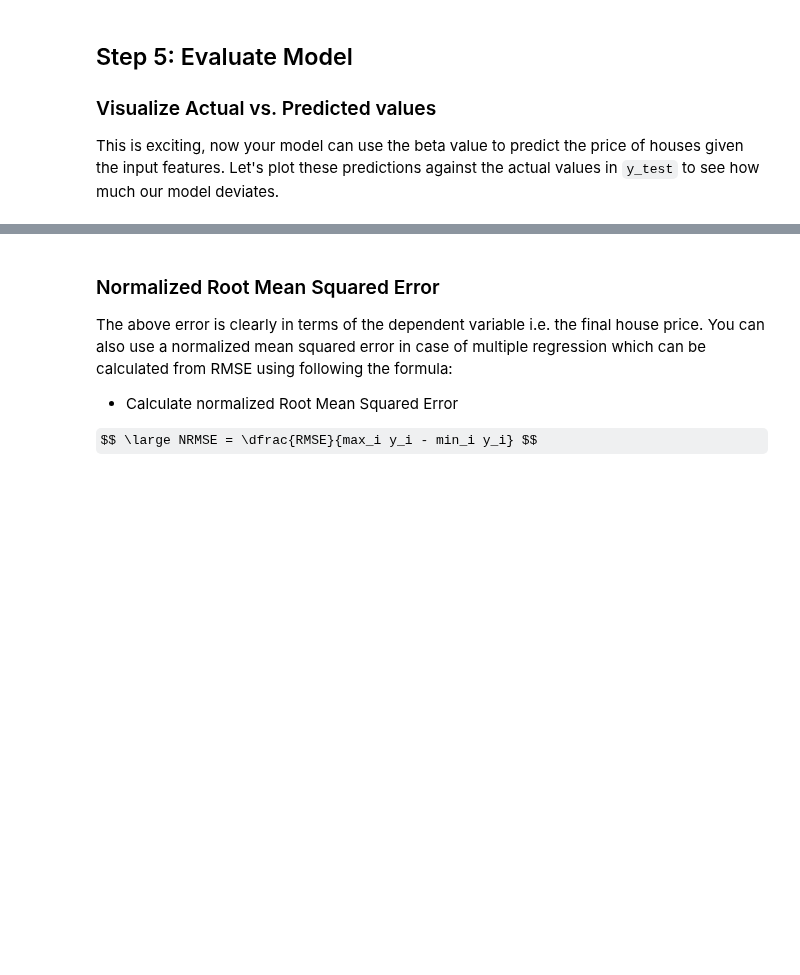
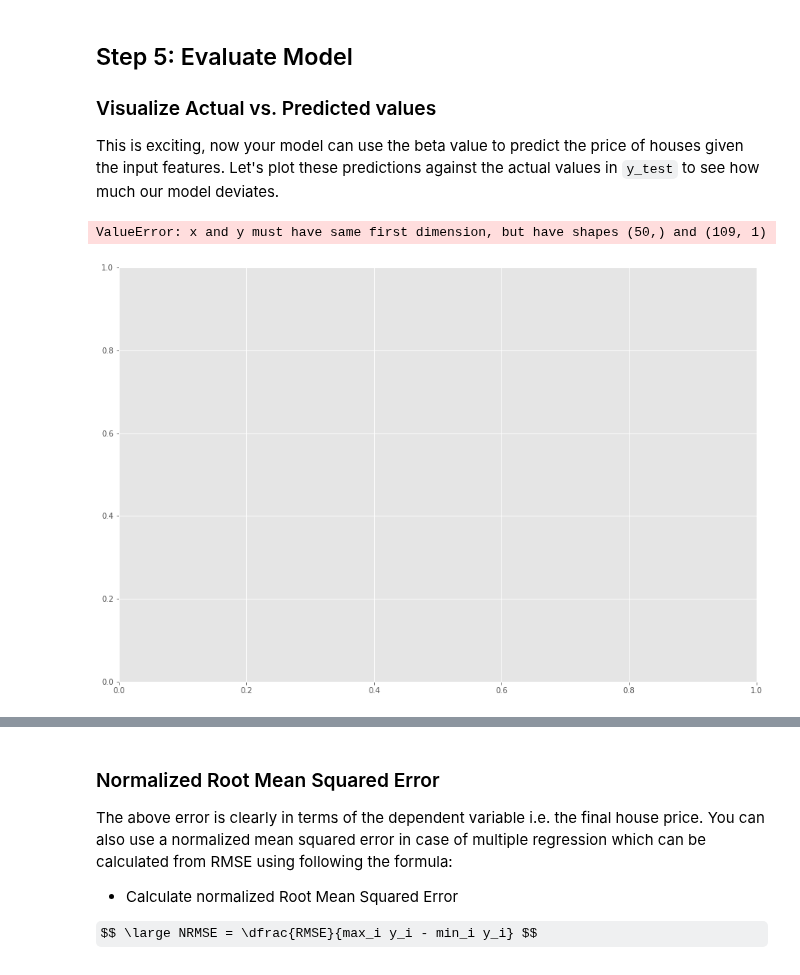
Before and after one commit to kathrinv/dsc-linalg-regression-lab-nyc-ds-082619, a Jupyter notebook: index.ipynb, the cells around one changed output, grey strips where cells are left out. Saved outputs shown, nothing was run; the diff lists cells and outputs as text; code cells hidden in the pictures; some formulas as TeX source; blank space fills up the shorter version.

```diff
--- a/index.ipynb
+++ b/index.ipynb
@@ -220,6 +220,20 @@ y_pred
 
 ### Visualize Actual vs. Predicted values
 This is exciting, now your model can use the beta value to predict the price of houses given the input features. Let's plot these predictions against the actual values in `y_test` to see how much our model deviates.
+# %%
+# Plot predicted and actual values as line plots
+x_values = np.linspace(0, len(y_pred))
+import matplotlib.pyplot as plt
+%matplotlib inline
+plt.style.use('ggplot')
+fig = plt.figure(figsize=(15, 10))
+plt.plot(x_values, y_test, 'o', label='actual values', color='blue')
+plt.plot(x_values, y_pred, 'o', label='predictions', color='red')
+plt.legend()
+plt.show();
+# %% [output]
+ValueError: x and y must have same first dimension, but have shapes (50,) and (109, 1)
+[figure, added]
 # %% [markdown]
 <img src ="images/diff.png" width="750">
 
```
